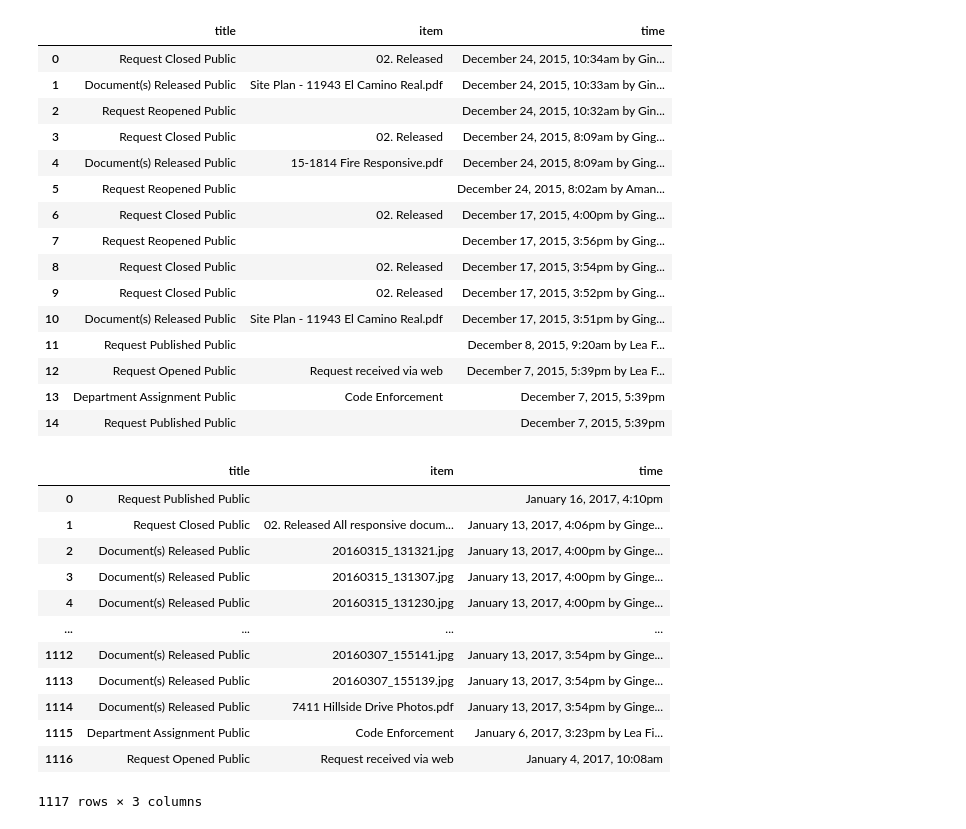
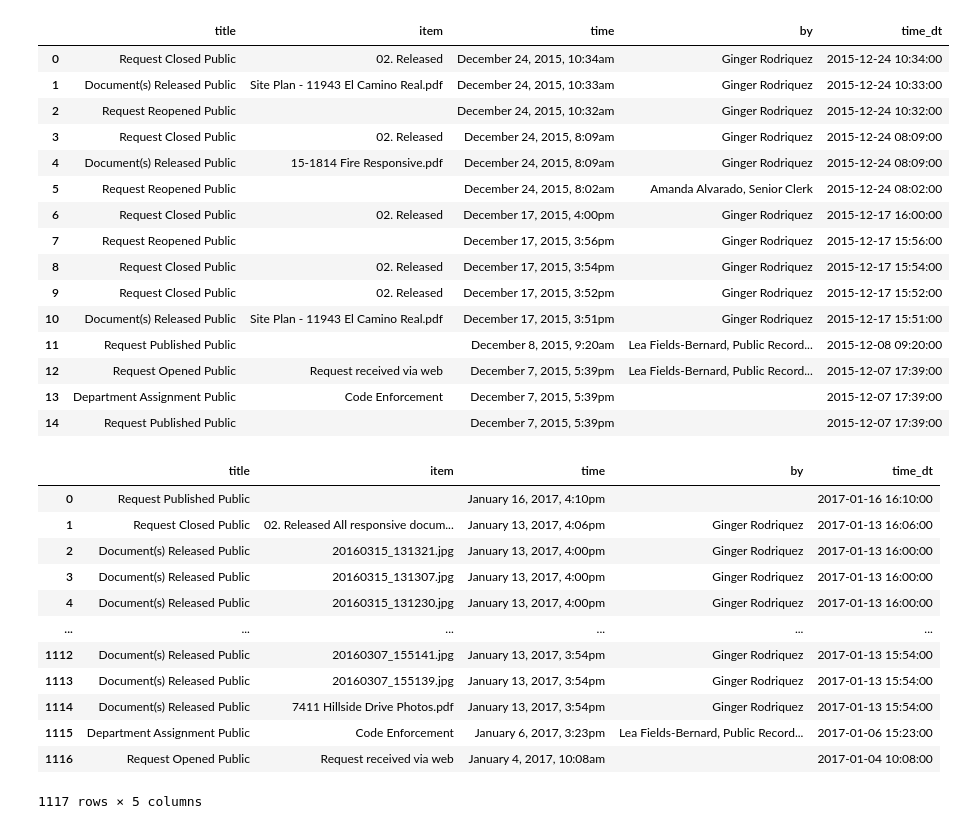
Before and after one commit to Saikrishna-Achalla/police-records-analysis, a Jupyter notebook: steven/eda/nextrequest-eda.ipynb, the cells around one changed output. Cells and saved outputs as stored; diff of their text form; code cells hidden in the pictures.

```diff
--- a/steven/eda/nextrequest-eda.ipynb
+++ b/steven/eda/nextrequest-eda.ipynb
@@ -10,8 +17,8 @@ import zipfile
 
 from nextrequest_eda_utils import *
 # %%
-test_df = pd.read_csv(zipfile.ZipFile('../data/sd_requests.zip', 'r').open('sd_requests.csv'))
-test_df.head()
+sd = pd.read_csv(zipfile.ZipFile('../data/sd_requests.zip', 'r').open('sd_requests.csv'))
+sd.head()
 # %% [output]
 |  | id | status | desc | date | depts | docs | poc | msgs |
 | 0 | 15-1810 | CLOSED | Notices of Violation/Notice to Co... | December 7, 2015 via web | Code Enforcement | title,link\n5040 ShorehamPlace bu... | Ginger Rodriguez | title,item,time\n"Request Closed\... |
@@ -20,7 +27,7 @@ test_df.head()
 | 3 | 15-1813 | CLOSED | Historical lease payments made by... | December 7, 2015 via web | Department of Real Estate and Air... | NaN | Jeffrey Wallace | title,item,time\n"Request Closed\... |
 | 4 | 15-1814 | CLOSED | Open violations, variances, ordin... | December 7, 2015 via web | Code Enforcement | title,link\nSite Plan - 11943 El ... | Ginger Rodriguez | title,item,time\n"Request Closed\... |
 # %%
-test_df_clean = nextrequest_df_clean(test_df, debug=True)
+sd_clean = nextrequest_df_clean(sd, debug=True)
 # %% [output]
 fillna complete
 docs_df complete
@@ -35,40 +50,40 @@ test_df_clean.shape[0] # Number of requests scraped
 # %%
-test_df_clean.loc[4]['msgs_df']
+sd_clean.loc[4]['msgs_df']
 # %% [output]
-|  | title | item | time |
-| 0 | Request Closed Public | 02. Released | December 24, 2015, 10:34am by Gin... |
-| 1 | Document(s) Released Public | Site Plan - 11943 El Camino Real.pdf | December 24, 2015, 10:33am by Gin... |
-| 2 | Request Reopened Public |  | December 24, 2015, 10:32am by Gin... |
-| 3 | Request Closed Public | 02. Released | December 24, 2015, 8:09am by Ging... |
-| 4 | Document(s) Released Public | 15-1814 Fire Responsive.pdf | December 24, 2015, 8:09am by Ging... |
-| 5 | Request Reopened Public |  | December 24, 2015, 8:02am by Aman... |
-| 6 | Request Closed Public | 02. Released | December 17, 2015, 4:00pm by Ging... |
-| 7 | Request Reopened Public |  | December 17, 2015, 3:56pm by Ging... |
-| 8 | Request Closed Public | 02. Released | December 17, 2015, 3:54pm by Ging... |
-| 9 | Request Closed Public | 02. Released | December 17, 2015, 3:52pm by Ging... |
-| 10 | Document(s) Released Public | Site Plan - 11943 El Camino Real.pdf | December 17, 2015, 3:51pm by Ging... |
-| 11 | Request Published Public |  | December 8, 2015, 9:20am by Lea F... |
-| 12 | Request Opened Public | Request received via web | December 7, 2015, 5:39pm by Lea F... |
-| 13 | Department Assignment Public | Code Enforcement | December 7, 2015, 5:39pm |
-| 14 | Request Published Public |  | December 7, 2015, 5:39pm |
+|  | title | item | time | by | time_dt |
+| 0 | Request Closed Public | 02. Released | December 24, 2015, 10:34am | Ginger Rodriquez | 2015-12-24 10:34:00 |
+| 1 | Document(s) Released Public | Site Plan - 11943 El Camino Real.pdf | December 24, 2015, 10:33am | Ginger Rodriquez | 2015-12-24 10:33:00 |
+| 2 | Request Reopened Public |  | December 24, 2015, 10:32am | Ginger Rodriquez | 2015-12-24 10:32:00 |
+| 3 | Request Closed Public | 02. Released | December 24, 2015, 8:09am | Ginger Rodriquez | 2015-12-24 08:09:00 |
+| 4 | Document(s) Released Public | 15-1814 Fire Responsive.pdf | December 24, 2015, 8:09am | Ginger Rodriquez | 2015-12-24 08:09:00 |
+| 5 | Request Reopened Public |  | December 24, 2015, 8:02am | Amanda Alvarado, Senior Clerk | 2015-12-24 08:02:00 |
+| 6 | Request Closed Public | 02. Released | December 17, 2015, 4:00pm | Ginger Rodriquez | 2015-12-17 16:00:00 |
+| 7 | Request Reopened Public |  | December 17, 2015, 3:56pm | Ginger Rodriquez | 2015-12-17 15:56:00 |
+| 8 | Request Closed Public | 02. Released | December 17, 2015, 3:54pm | Ginger Rodriquez | 2015-12-17 15:54:00 |
+| 9 | Request Closed Public | 02. Released | December 17, 2015, 3:52pm | Ginger Rodriquez | 2015-12-17 15:52:00 |
+| 10 | Document(s) Released Public | Site Plan - 11943 El Camino Real.pdf | December 17, 2015, 3:51pm | Ginger Rodriquez | 2015-12-17 15:51:00 |
+| 11 | Request Published Public |  | December 8, 2015, 9:20am | Lea Fields-Bernard, Public Record... | 2015-12-08 09:20:00 |
+| 12 | Request Opened Public | Request received via web | December 7, 2015, 5:39pm | Lea Fields-Bernard, Public Record... | 2015-12-07 17:39:00 |
+| 13 | Department Assignment Public | Code Enforcement | December 7, 2015, 5:39pm |  | 2015-12-07 17:39:00 |
+| 14 | Request Published Public |  | December 7, 2015, 5:39pm |  | 2015-12-07 17:39:00 |
 # %%
 # Query for info about a specific request
 request_id = '"17-22"'
-test_df.query('id == ' + request_id).iloc[0]['msgs_df']
+sd_clean.query('id == ' + request_id).iloc[0]['msgs_df']
 # %% [output]
-|  | title | item | time |
-| 0 | Request Published Public |  | January 16, 2017, 4:10pm |
-| 1 | Request Closed Public | 02. Released All responsive docum... | January 13, 2017, 4:06pm by Ginge... |
-| 2 | Document(s) Released Public | 20160315_131321.jpg | January 13, 2017, 4:00pm by Ginge... |
-| 3 | Document(s) Released Public | 20160315_131307.jpg | January 13, 2017, 4:00pm by Ginge... |
-| 4 | Document(s) Released Public | 20160315_131230.jpg | January 13, 2017, 4:00pm by Ginge... |
-| ... | ... | ... | ... |
-| 1112 | Document(s) Released Public | 20160307_155141.jpg | January 13, 2017, 3:54pm by Ginge... |
-| 1113 | Document(s) Released Public | 20160307_155139.jpg | January 13, 2017, 3:54pm by Ginge... |
-| 1114 | Document(s) Released Public | 7411 Hillside Drive Photos.pdf | January 13, 2017, 3:54pm by Ginge... |
-| 1115 | Department Assignment Public | Code Enforcement | January 6, 2017, 3:23pm by Lea Fi... |
-| 1116 | Request Opened Public | Request received via web | January 4, 2017, 10:08am |
+|  | title | item | time | by | time_dt |
+| 0 | Request Published Public |  | January 16, 2017, 4:10pm |  | 2017-01-16 16:10:00 |
+| 1 | Request Closed Public | 02. Released All responsive docum... | January 13, 2017, 4:06pm | Ginger Rodriquez | 2017-01-13 16:06:00 |
+| 2 | Document(s) Released Public | 20160315_131321.jpg | January 13, 2017, 4:00pm | Ginger Rodriquez | 2017-01-13 16:00:00 |
+| 3 | Document(s) Released Public | 20160315_131307.jpg | January 13, 2017, 4:00pm | Ginger Rodriquez | 2017-01-13 16:00:00 |
+| 4 | Document(s) Released Public | 20160315_131230.jpg | January 13, 2017, 4:00pm | Ginger Rodriquez | 2017-01-13 16:00:00 |
+| ... | ... | ... | ... | ... | ... |
+| 1112 | Document(s) Released Public | 20160307_155141.jpg | January 13, 2017, 3:54pm | Ginger Rodriquez | 2017-01-13 15:54:00 |
+| 1113 | Document(s) Released Public | 20160307_155139.jpg | January 13, 2017, 3:54pm | Ginger Rodriquez | 2017-01-13 15:54:00 |
+| 1114 | Document(s) Released Public | 7411 Hillside Drive Photos.pdf | January 13, 2017, 3:54pm | Ginger Rodriquez | 2017-01-13 15:54:00 |
+| 1115 | Department Assignment Public | Code Enforcement | January 6, 2017, 3:23pm | Lea Fields-Bernard, Public Record... | 2017-01-06 15:23:00 |
+| 1116 | Request Opened Public | Request received via web | January 4, 2017, 10:08am |  | 2017-01-04 10:08:00 |
-1117 rows × 3 columns
+1117 rows × 5 columns
 # %%
 # Find request descriptions with the given substring, case insensitive
 desc = 'Padres'
```
Also changed, not shown: parts of 28 cells of this notebook, 7 other files.
